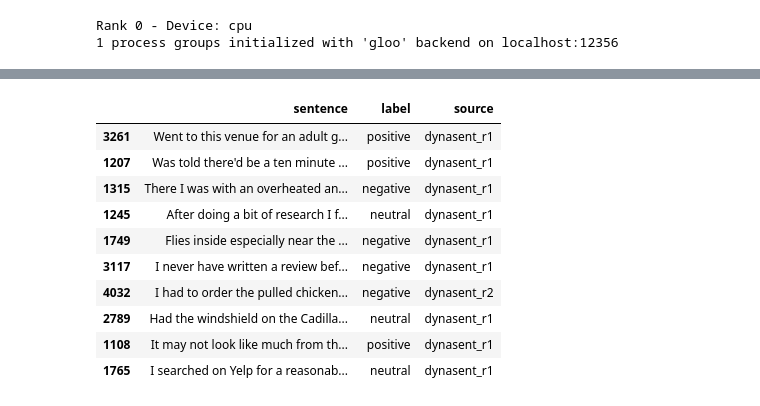
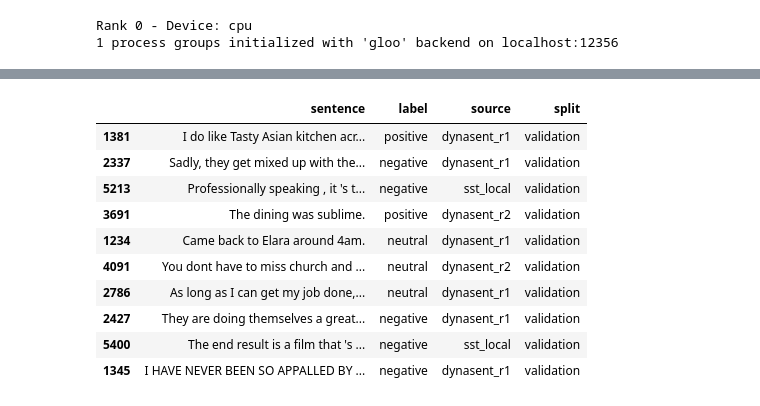
Before and after one commit to jbeno/sentiment, a Jupyter notebook: data_processing.ipynb, the cells around one changed output, grey strips where cells are left out. Cells and saved outputs as stored; diff of their text form; code cells hidden in the pictures.

Commit message:
Added use of explicit validation and test splits, updated merged_local data to include test, fixed bug where validation split as percent of training split was being trained on the full train pre-split

```diff
--- a/data_processing.ipynb
+++ b/data_processing.ipynb
@@ -709,5 +742,5 @@ Data loaded (392ms)
 # %%
-train_dyn2, dev_dyn2 = load_data('dynasent_r2', None, None, 1, 0, False)
+train_dyn2, val_dyn2, test_dyn2 = load_data('dynasent_r2', None, None, 1, 0, False)
 # %% [output]
 Loading data...
 Using the same dataset for training and evaluation
@@ -729,7 +763,20 @@ Data loaded (1s)
 train_dyn1['source'] = 'dynasent_r1'
 train_dyn2['source'] = 'dynasent_r2'
 train_sst['source'] = 'sst_local'
-dev_dyn1['source'] = 'dynasent_r1'
-dev_dyn2['source'] = 'dynasent_r2'
-dev_sst['source'] = 'sst_local'
+val_dyn1['source'] = 'dynasent_r1'
+val_dyn2['source'] = 'dynasent_r2'
+val_sst['source'] = 'sst_local'
+test_dyn1['source'] = 'dynasent_r1'
+test_dyn2['source'] = 'dynasent_r2'
+test_sst['source'] = 'sst_local'
+# %%
+train_dyn1['split'] = 'train'
+train_dyn2['split'] = 'train'
+train_sst['split'] = 'train'
+val_dyn1['split'] = 'validation'
+val_dyn2['split'] = 'validation'
+val_sst['split'] = 'validation'
+test_dyn1['split'] = 'test'
+test_dyn2['split'] = 'test'
+test_sst['split'] = 'test'
 # %%
@@ -778,16 +825,16 @@ train_all.sample(10)
 # %%
-dev_all = pd.concat([dev_dyn1[['sentence', 'label', 'source']], dev_dyn2[['sentence', 'label', 'source']], dev_sst[['sentence', 'label', 'source']]], ignore_index=True)
+val_all = pd.concat([val_dyn1[['sentence', 'label', 'source', 'split']], val_dyn2[['sentence', 'label', 'source', 'split']], val_sst[['sentence', 'label', 'source', 'split']]], ignore_index=True)
 # %%
-dev_all.sample(10)
+val_all.sample(10)
 # %% [output]
-|  | sentence | label | source |
-| 3261 | Went to this venue for an adult g... | positive | dynasent_r1 |
-| 1207 | Was told there'd be a ten minute ... | positive | dynasent_r1 |
-| 1315 | There I was with an overheated an... | negative | dynasent_r1 |
-| 1245 | After doing a bit of research I f... | neutral | dynasent_r1 |
-| 1749 | Flies inside especially near the ... | negative | dynasent_r1 |
-| 3117 | I never have written a review bef... | negative | dynasent_r1 |
-| 4032 | I had to order the pulled chicken... | negative | dynasent_r2 |
-| 2789 | Had the windshield on the Cadilla... | neutral | dynasent_r1 |
-| 1108 | It may not look like much from th... | positive | dynasent_r1 |
-| 1765 | I searched on Yelp for a reasonab... | neutral | dynasent_r1 |
+|  | sentence | label | source | split |
+| 1381 | I do like Tasty Asian kitchen acr... | positive | dynasent_r1 | validation |
+| 2337 | Sadly, they get mixed up with the... | negative | dynasent_r1 | validation |
+| 5213 | Professionally speaking , it 's t... | negative | sst_local | validation |
+| 3691 | The dining was sublime. | positive | dynasent_r2 | validation |
+| 1234 | Came back to Elara around 4am. | neutral | dynasent_r1 | validation |
+| 4091 | You dont have to miss church and ... | neutral | dynasent_r2 | validation |
+| 2786 | As long as I can get my job done,... | neutral | dynasent_r1 | validation |
+| 2427 | They are doing themselves a great... | negative | dynasent_r1 | validation |
+| 5400 | The end result is a film that 's ... | negative | sst_local | validation |
+| 1345 | I HAVE NEVER BEEN SO APPALLED BY ... | negative | dynasent_r1 | validation |
```
Also changed, not shown: parts of 30 cells of this notebook, 10 other files.
